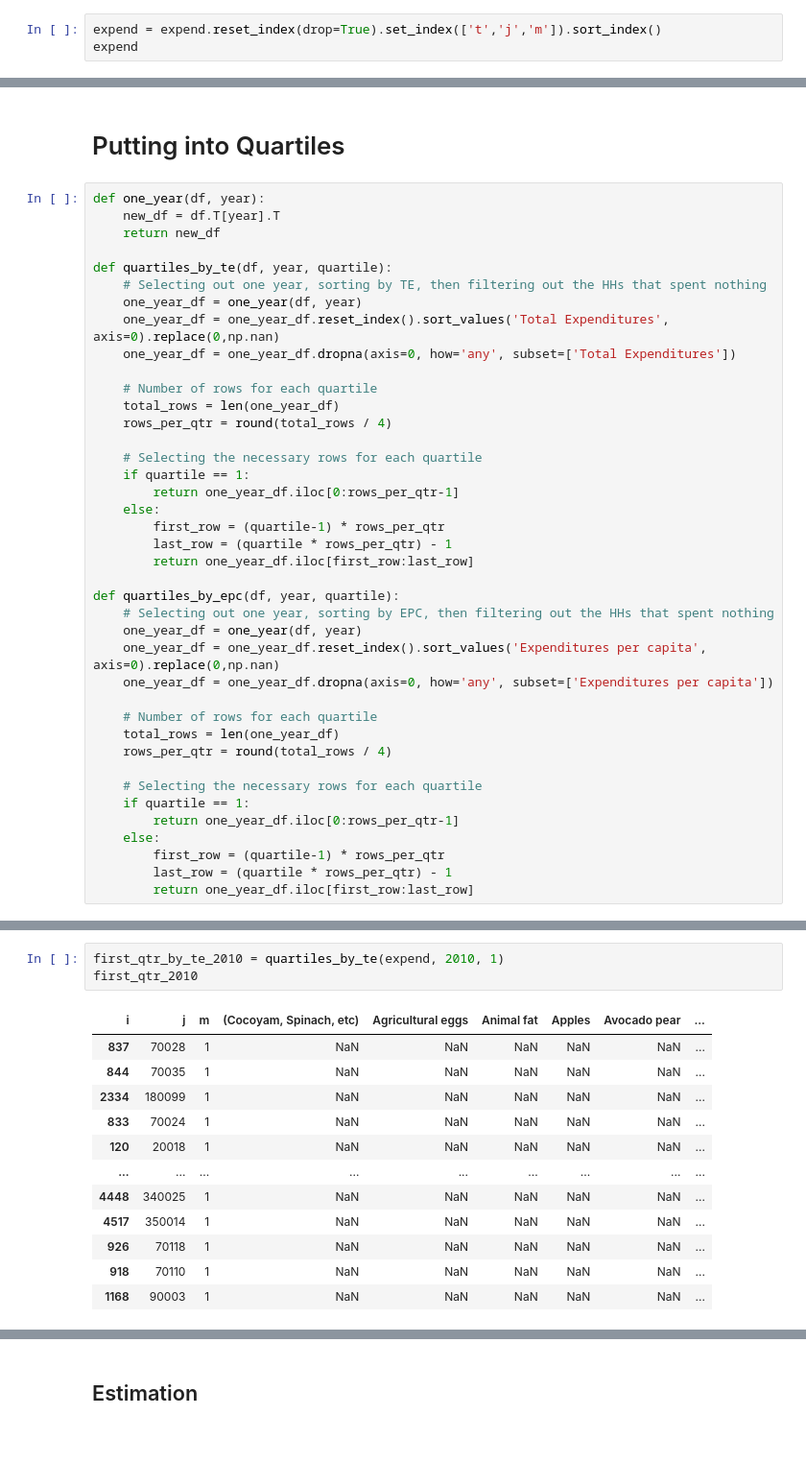
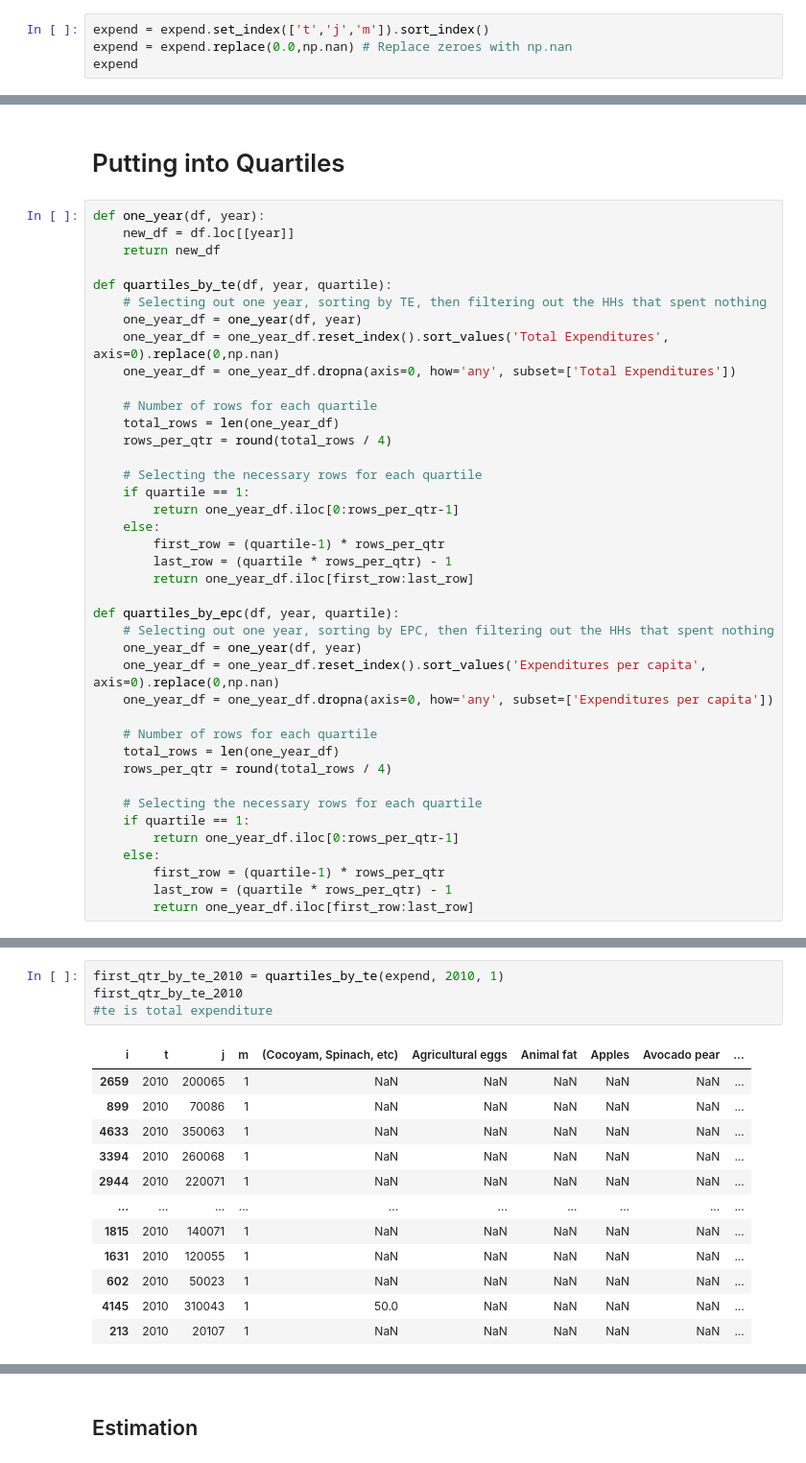
Before and after one commit to hannahnthompson/Project3-TeamHobrook, a Jupyter notebook: Nigeria Estimation (1).ipynb, the cells around one changed output, grey strips where cells are left out. Shown: that part at 96% size. Saved outputs shown, nothing was run; the diff lists cells and outputs as text.

```diff
--- a/Nigeria Estimation (1).ipynb
+++ b/Nigeria Estimation (1).ipynb
@@ -67,7 +61,8 @@ Key available for students@eep153.iam.gserviceaccount.com.
 # %% [markdown]
 Sort the new Data Frame in order to group by year.
 # %%
-expend = expend.reset_index(drop=True).set_index(['t','j','m']).sort_index()
+expend = expend.set_index(['t','j','m']).sort_index()
+expend = expend.replace(0.0,np.nan) # Replace zeroes with np.nan
 expend
 # %% [output]
 |  |  | i | (Cocoyam, Spinach, etc) | Agricultural eggs | Animal fat | Apples | Avocado pear | ... |
@@ -151,7 +154,7 @@ expend
 # Putting into Quartiles
 # %%
 def one_year(df, year):
-    new_df = df.T[year].T
+    new_df = df.loc[[year]]
     return new_df
 
 def quartiles_by_te(df, year, quartile):
@@ -208,17 +211,18 @@ one_year(expend, 2012)
 4759 rows × 127 columns
 # %%
 first_qtr_by_te_2010 = quartiles_by_te(expend, 2010, 1)
-first_qtr_2010
+first_qtr_by_te_2010
+#te is total expenditure
 # %% [output]
-| i | j | m | (Cocoyam, Spinach, etc) | Agricultural eggs | Animal fat | Apples | Avocado pear | ... |
-| 837 | 70028 | 1 | NaN | NaN | NaN | NaN | NaN | ... |
-| 844 | 70035 | 1 | NaN | NaN | NaN | NaN | NaN | ... |
-| 2334 | 180099 | 1 | NaN | NaN | NaN | NaN | NaN | ... |
-| 833 | 70024 | 1 | NaN | NaN | NaN | NaN | NaN | ... |
-| 120 | 20018 | 1 | NaN | NaN | NaN | NaN | NaN | ... |
-| ... | ... | ... | ... | ... | ... | ... | ... | ... |
-| 4448 | 340025 | 1 | NaN | NaN | NaN | NaN | NaN | ... |
-| 4517 | 350014 | 1 | NaN | NaN | NaN | NaN | NaN | ... |
-| 926 | 70118 | 1 | NaN | NaN | NaN | NaN | NaN | ... |
-| 918 | 70110 | 1 | NaN | NaN | NaN | NaN | NaN | ... |
-| 1168 | 90003 | 1 | NaN | NaN | NaN | NaN | NaN | ... |
+| i | t | j | m | (Cocoyam, Spinach, etc) | Agricultural eggs | Animal fat | Apples | Avocado pear | ... |
+| 2659 | 2010 | 200065 | 1 | NaN | NaN | NaN | NaN | NaN | ... |
+| 899 | 2010 | 70086 | 1 | NaN | NaN | NaN | NaN | NaN | ... |
+| 4633 | 2010 | 350063 | 1 | NaN | NaN | NaN | NaN | NaN | ... |
+| 3394 | 2010 | 260068 | 1 | NaN | NaN | NaN | NaN | NaN | ... |
+| 2944 | 2010 | 220071 | 1 | NaN | NaN | NaN | NaN | NaN | ... |
+| ... | ... | ... | ... | ... | ... | ... | ... | ... | ... |
+| 1815 | 2010 | 140071 | 1 | NaN | NaN | NaN | NaN | NaN | ... |
+| 1631 | 2010 | 120055 | 1 | NaN | NaN | NaN | NaN | NaN | ... |
+| 602 | 2010 | 50023 | 1 | NaN | NaN | NaN | NaN | NaN | ... |
+| 4145 | 2010 | 310043 | 1 | 50.0 | NaN | NaN | NaN | NaN | ... |
+| 213 | 2010 | 20107 | 1 | NaN | NaN | NaN | NaN | NaN | ... |
```
Also changed, not shown: parts of 29 cells of this notebook.
